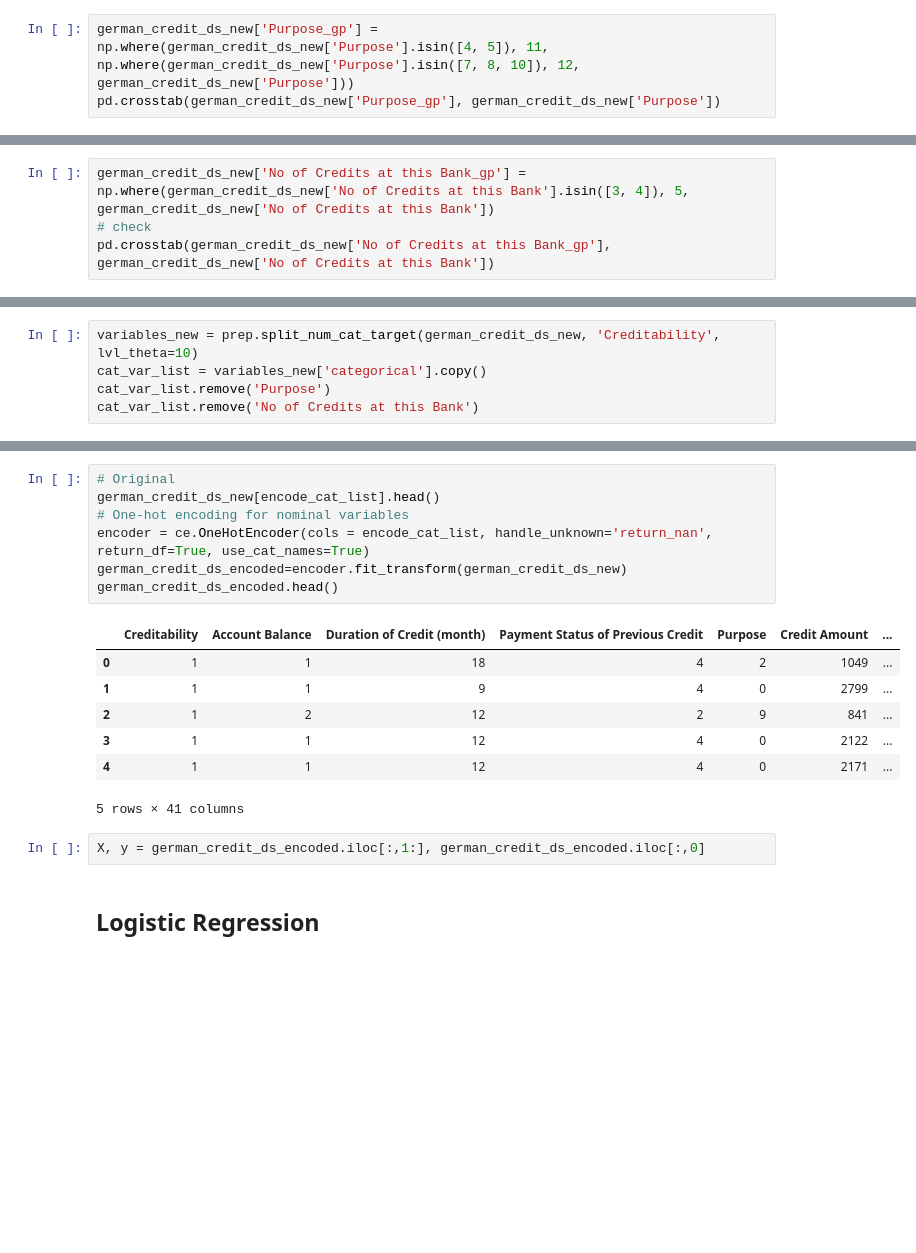
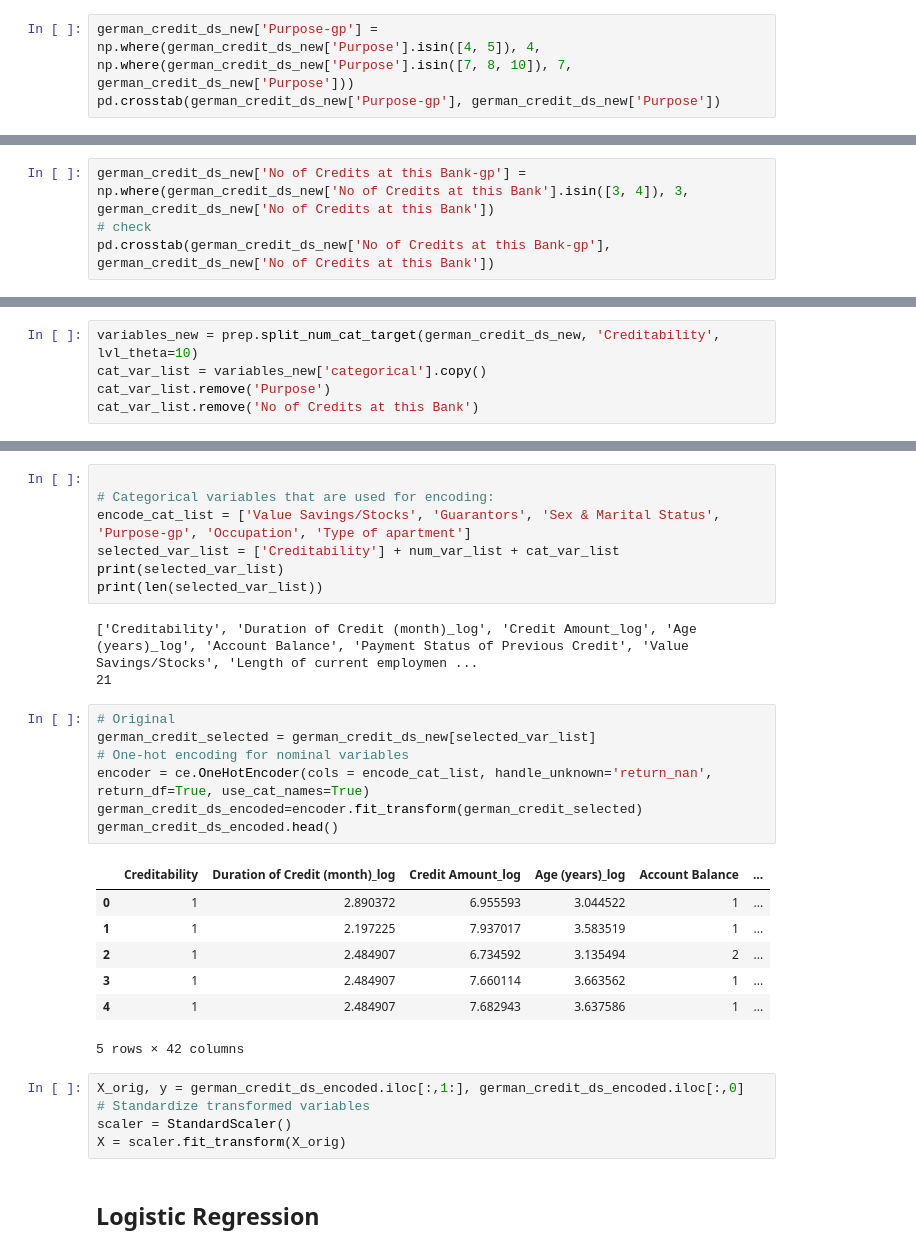
Before and after one commit to southnorthist/kaggle_analysis, a Jupyter notebook: Projects/creditability-classification/german_credit_classification.ipynb, the cells around one changed output, grey strips where cells are left out. Saved outputs shown, nothing was run; the diff lists cells and outputs as text; blank space fills up the shorter version.

```diff
--- a/Projects/creditability-classification/german_credit_classification.ipynb
+++ b/Projects/creditability-classification/german_credit_classification.ipynb
@@ -202,6 +202,6 @@ We need to combine categories for purpose and number of credits for this bank si
 # %%
-german_credit_ds_new['Purpose_gp'] = np.where(german_credit_ds_new['Purpose'].isin([4, 5]), 11,
-np.where(german_credit_ds_new['Purpose'].isin([7, 8, 10]), 12, german_credit_ds_new['Purpose']))
-pd.crosstab(german_credit_ds_new['Purpose_gp'], german_credit_ds_new['Purpose'])
+german_credit_ds_new['Purpose-gp'] = np.where(german_credit_ds_new['Purpose'].isin([4, 5]), 4,
+np.where(german_credit_ds_new['Purpose'].isin([7, 8, 10]), 7, german_credit_ds_new['Purpose']))
+pd.crosstab(german_credit_ds_new['Purpose-gp'], german_credit_ds_new['Purpose'])
 # %% [output]
 | Purpose | 0 | 1 | 2 | 3 | 4 | 5 | 6 | 8 | 9 | 10 |
@@ -217,6 +217,6 @@ pd.crosstab(german_credit_ds_new['Purpose_gp'], german_credit_ds_new['Purpose'])
 # %%
-german_credit_ds_new['No of Credits at this Bank_gp'] = np.where(german_credit_ds_new['No of Credits at this Bank'].isin([3, 4]), 5, german_credit_ds_new['No of Credits at this Bank'])
+german_credit_ds_new['No of Credits at this Bank-gp'] = np.where(german_credit_ds_new['No of Credits at this Bank'].isin([3, 4]), 3, german_credit_ds_new['No of Credits at this Bank'])
 # check
-pd.crosstab(german_credit_ds_new['No of Credits at this Bank_gp'], german_credit_ds_new['No of Credits at this Bank'])
+pd.crosstab(german_credit_ds_new['No of Credits at this Bank-gp'], german_credit_ds_new['No of Credits at this Bank'])
 # %% [output]
 | No of Credits at this Bank | 1 | 2 | 3 | 4 |
@@ -280,20 +323,33 @@ encode_cat_list = ['Sex & Marital Status', 'Purpose_gp', 'Occupation', 'Type of
+# %%
+
+# Categorical variables that are used for encoding:
+encode_cat_list = ['Value Savings/Stocks', 'Guarantors', 'Sex & Marital Status', 'Purpose-gp', 'Occupation', 'Type of apartment']
+selected_var_list = ['Creditability'] + num_var_list + cat_var_list
+print(selected_var_list)
+print(len(selected_var_list))
+# %% [output]
+['Creditability', 'Duration of Credit (month)_log', 'Credit Amount_log', 'Age (years)_log', 'Account Balance', 'Payment Status of Previous Credit', 'Value Savings/Stocks', 'Length of current employmen ...
+21
 # %%
 # Original
-german_credit_ds_new[encode_cat_list].head()
+german_credit_selected = german_credit_ds_new[selected_var_list]
 # One-hot encoding for nominal variables
 encoder = ce.OneHotEncoder(cols = encode_cat_list, handle_unknown='return_nan', return_df=True, use_cat_names=True)
-german_credit_ds_encoded=encoder.fit_transform(german_credit_ds_new)
+german_credit_ds_encoded=encoder.fit_transform(german_credit_selected)
 german_credit_ds_encoded.head()
 # %% [output]
-|  | Creditability | Account Balance | Duration of Credit (month) | Payment Status of Previous Credit | Purpose | Credit Amount | ... |
-| 0 | 1 | 1 | 18 | 4 | 2 | 1049 | ... |
-| 1 | 1 | 1 | 9 | 4 | 0 | 2799 | ... |
-| 2 | 1 | 2 | 12 | 2 | 9 | 841 | ... |
-| 3 | 1 | 1 | 12 | 4 | 0 | 2122 | ... |
-| 4 | 1 | 1 | 12 | 4 | 0 | 2171 | ... |
+|  | Creditability | Duration of Credit (month)_log | Credit Amount_log | Age (years)_log | Account Balance | ... |
+| 0 | 1 | 2.890372 | 6.955593 | 3.044522 | 1 | ... |
+| 1 | 1 | 2.197225 | 7.937017 | 3.583519 | 1 | ... |
+| 2 | 1 | 2.484907 | 6.734592 | 3.135494 | 2 | ... |
+| 3 | 1 | 2.484907 | 7.660114 | 3.663562 | 1 | ... |
+| 4 | 1 | 2.484907 | 7.682943 | 3.637586 | 1 | ... |
-5 rows × 41 columns
+5 rows × 42 columns
 # %%
-X, y = german_credit_ds_encoded.iloc[:,1:], german_credit_ds_encoded.iloc[:,0]
+X_orig, y = german_credit_ds_encoded.iloc[:,1:], german_credit_ds_encoded.iloc[:,0]
+# Standardize transformed variables
+scaler = StandardScaler()
+X = scaler.fit_transform(X_orig)
 # %% [markdown]
 ## Logistic Regression
 # %%
```
Also changed, not shown: parts of 13 cells of this notebook, 4 other files.
